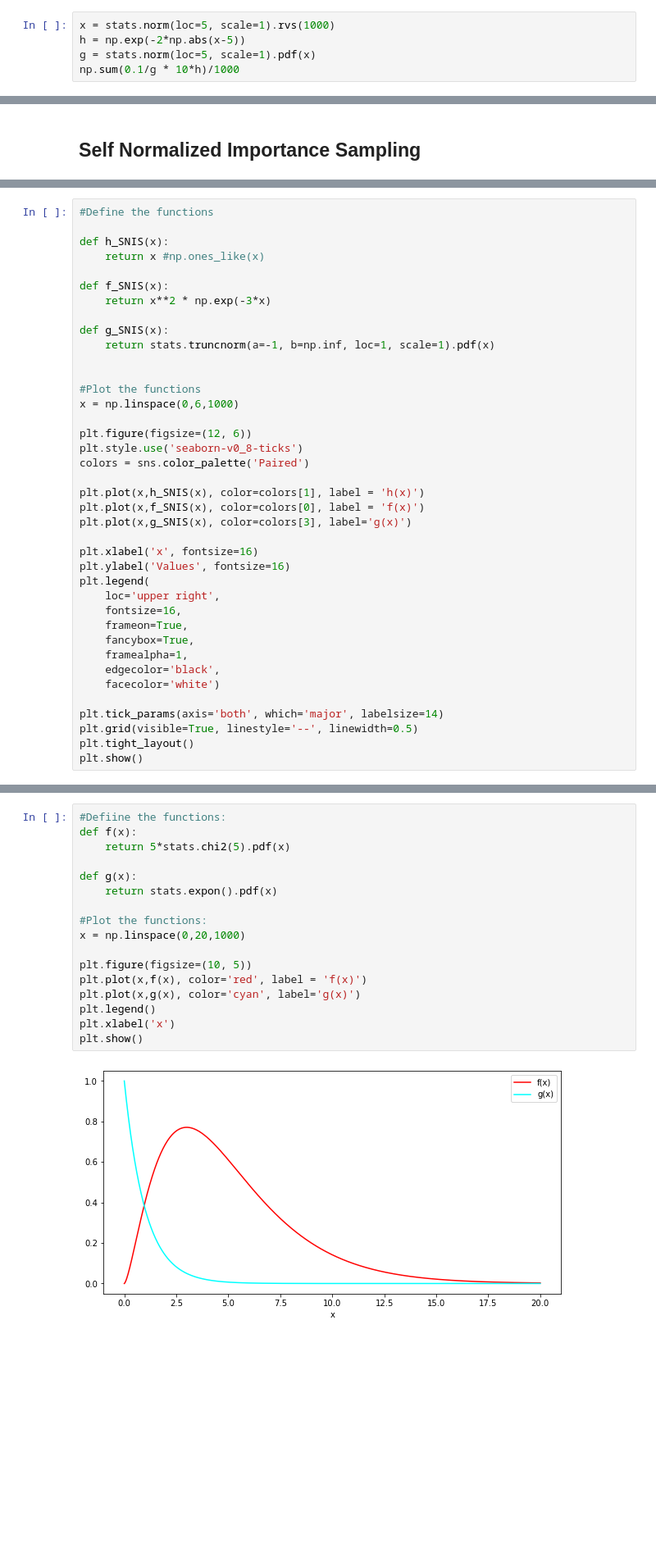
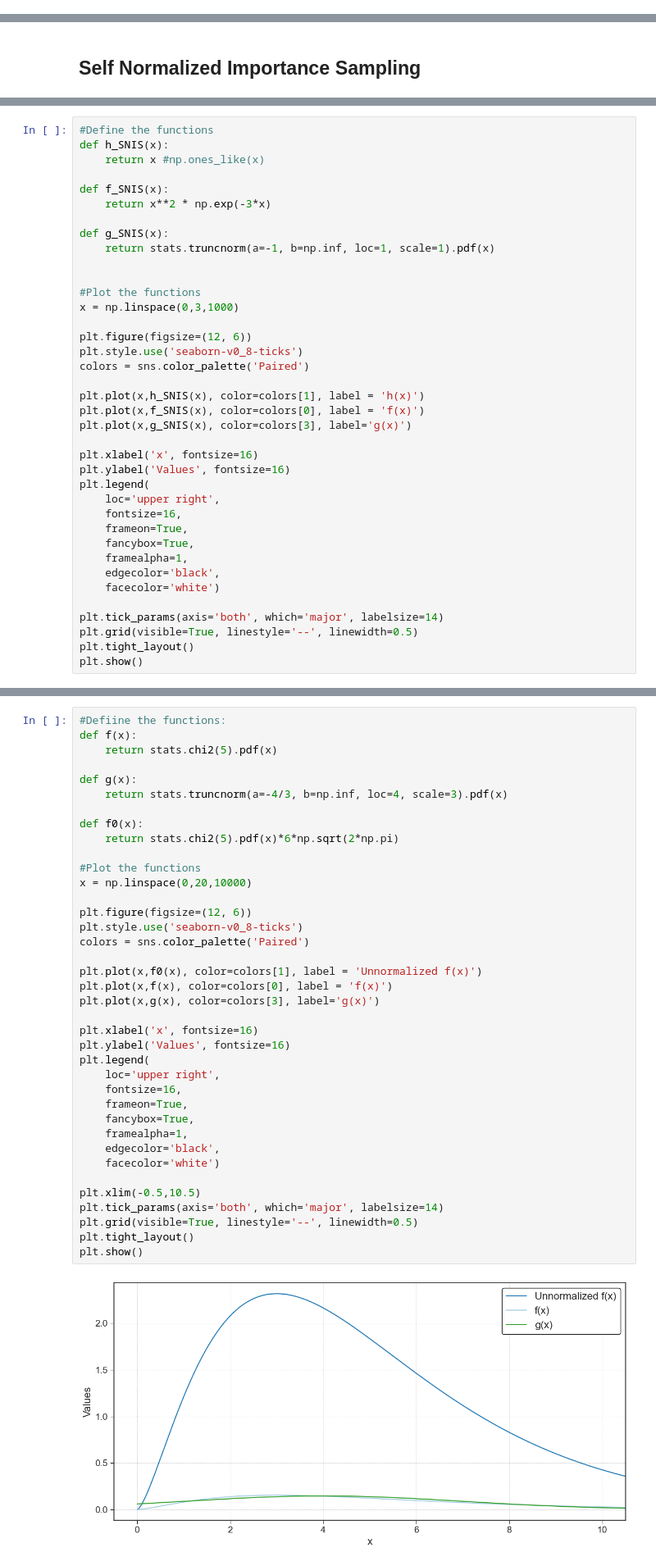
Before and after one commit to rosastreg/Undergrad_AM_Thesis, a Jupyter notebook: Theory/2_Introduction_to_Monte_Carlo_Methods.ipynb, the cells around one changed output, grey strips where cells are left out. Shown at 82% size. Cells and saved outputs as stored; diff of their text form; blank space fills up the shorter version.

```diff
--- a/Theory/2_Introduction_to_Monte_Carlo_Methods.ipynb
+++ b/Theory/2_Introduction_to_Monte_Carlo_Methods.ipynb
@@ -174,8 +210,3 @@ def IS(h,f,g, g_samples, n):
     std_error = np.sqrt(var)/n
 
     return mu, std_error
-# %%
-x = stats.norm(loc=5, scale=1).rvs(1000)
-h = np.exp(-2*np.abs(x-5))
-g = stats.norm(loc=5, scale=1).pdf(x)
-np.sum(0.1/g * 10*h)/1000
@@ -348,7 +339,6 @@ Therefore
 \end{align*}
 # %%
 #Define the functions
-
 def h_SNIS(x):
     return x #np.ones_like(x)
 
@@ -360,7 +350,7 @@ def g_SNIS(x):
 
 
 #Plot the functions
-x = np.linspace(0,6,1000)
+x = np.linspace(0,3,1000)
 
 plt.figure(figsize=(12, 6))
 plt.style.use('seaborn-v0_8-ticks')
@@ -519,19 +519,40 @@ We cant to employ the Importance Sampling Resamplig algorythm to sample from $f$
 # %%
 #Defiine the functions:
 def f(x):
-    return 5*stats.chi2(5).pdf(x)
+    return stats.chi2(5).pdf(x)
 
 def g(x):
-    return stats.expon().pdf(x)
+    return stats.truncnorm(a=-4/3, b=np.inf, loc=4, scale=3).pdf(x)
 
-#Plot the functions:
-x = np.linspace(0,20,1000)
+def f0(x):
+    return stats.chi2(5).pdf(x)*6*np.sqrt(2*np.pi)
 
-plt.figure(figsize=(10, 5))
-plt.plot(x,f(x), color='red', label = 'f(x)')
-plt.plot(x,g(x), color='cyan', label='g(x)')
-plt.legend()
-plt.xlabel('x')
+#Plot the functions
+x = np.linspace(0,20,10000)
+
+plt.figure(figsize=(12, 6))
+plt.style.use('seaborn-v0_8-ticks')
+colors = sns.color_palette('Paired')
+
+plt.plot(x,f0(x), color=colors[1], label = 'Unnormalized f(x)')
+plt.plot(x,f(x), color=colors[0], label = 'f(x)')
+plt.plot(x,g(x), color=colors[3], label='g(x)')
+
+plt.xlabel('x', fontsize=16)
+plt.ylabel('Values', fontsize=16)
+plt.legend(
+    loc='upper right',
+    fontsize=16,
+    frameon=True,
+    fancybox=True,
+    framealpha=1,
+    edgecolor='black',
+    facecolor='white')
+
+plt.xlim(-0.5,10.5)
+plt.tick_params(axis='both', which='major', labelsize=14)
+plt.grid(visible=True, linestyle='--', linewidth=0.5)
+plt.tight_layout()
 plt.show()
 # %% [output]
-[figure, old version]
+[figure, new version]
```
Also changed, not shown: parts of 23 cells of this notebook.
